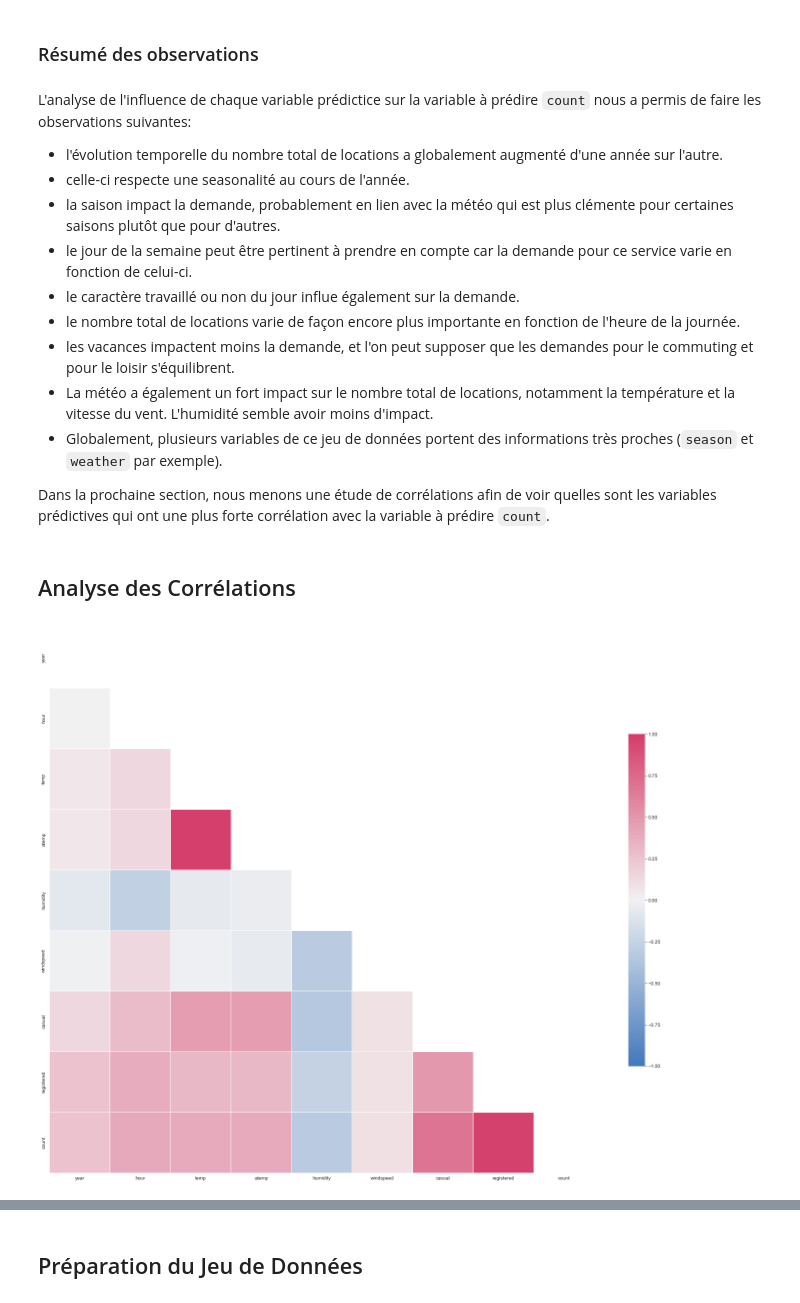
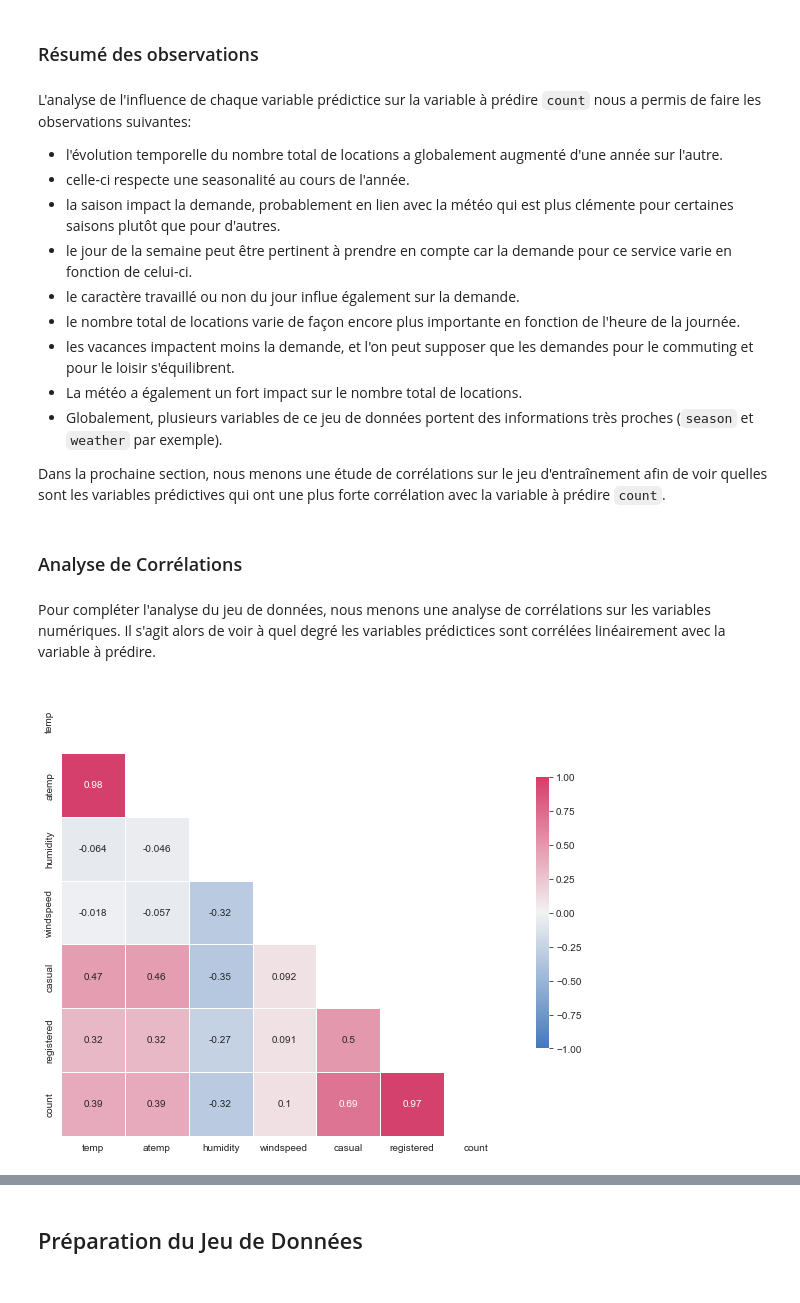
Before and after one commit to Antoine101/Bike-Sharing-Demand, a Jupyter notebook: Bike Sharing Demand.ipynb, the cells around one changed output, grey strips where cells are left out. Saved outputs shown, nothing was run; the diff lists cells and outputs as text; code cells hidden in the pictures.

```diff
--- a/Bike Sharing Demand.ipynb
+++ b/Bike Sharing Demand.ipynb
@@ -127,6 +127,8 @@ dataset
 Nous convertissons ensuite le type des colonnes.
 # %%
 categorical_cols = [
+    "year",
+    "hour",
     "season",
     "weekday",
     "holiday",
@@ -338,26 +333,29 @@ L'analyse de l'influence de chaque variable prédictice sur la variable à préd
 - le caractère travaillé ou non du jour influe également sur la demande.
 - le nombre total de locations varie de façon encore plus importante en fonction de l'heure de la journée.
 - les vacances impactent moins la demande, et l'on peut supposer que les demandes pour le commuting et pour le loisir s'équilibrent.
-- La météo a également un fort impact sur le nombre total de locations, notamment la température et la vitesse du vent. L'humidité semble avoir moins d'impact.
+- La météo a également un fort impact sur le nombre total de locations.
 - Globalement, plusieurs variables de ce jeu de données portent des informations très proches (`season` et `weather` par exemple).
 
-Dans la prochaine section, nous menons une étude de corrélations afin de voir quelles sont les variables prédictives qui ont une plus forte corrélation avec la variable à prédire `count`.
+Dans la prochaine section, nous menons une étude de corrélations sur le jeu d'entraînement afin de voir quelles sont les variables prédictives qui ont une plus forte corrélation avec la variable à prédire `count`.
-# %% [markdown]
-## Analyse des Corrélations
-# %%
-numerical_predictors = dataset.select_dtypes([np.number]).columns
-
-# Calcul de la matrice de corrélation pour les variables numériques
-corr = dataset[numerical_predictors].corr()
-
-# Création d'un masque pour le triangle supérieur
-mask = np.triu(np.ones_like(corr, dtype=bool))
-
-
-f, ax = plt.subplots(figsize=(25, 25))
-cmap = sns.diverging_palette(250, 0, as_cmap=True)
-sns.heatmap(corr, mask=mask, cmap=cmap, vmax=1, vmin=-1, center=0,
-            square=True, linewidths=.5, cbar_kws={"shrink": .5})
-plt.show()
-# %% [output]
-[figure, removed]
+# %% [markdown]
+### Analyse de Corrélations
+# %% [markdown]
+Pour compléter l'analyse du jeu de données, nous menons une analyse de corrélations sur les variables numériques. Il s'agit alors de voir à quel degré les variables prédictices sont corrélées linéairement avec la variable à prédire.
+# %%
+# Sélection des variables numériques
+numerical_predictors = dataset.select_dtypes([np.number]).columns
+
+# Calcul de la matrice de corrélation sur les variables numériques
+corr = dataset[numerical_predictors].corr()
+
+# Création d'un masque pour masquer la symmétrie de la matrice
+mask = np.triu(np.ones_like(corr, dtype=bool))
+
+# Traçage la matrice de corrélation sous forme de heatmap
+f, ax = plt.subplots(figsize=(10, 10))
+cmap = sns.diverging_palette(250, 0, as_cmap=True)
+sns.heatmap(corr, mask=mask, cmap=cmap, vmax=1, vmin=-1, center=0,
+            square=True, linewidths=.5, cbar_kws={"shrink": .5}, annot=True)
+plt.show()
+# %% [output]
+[figure, added]
```
Also changed, not shown: parts of 91 cells of this notebook.
